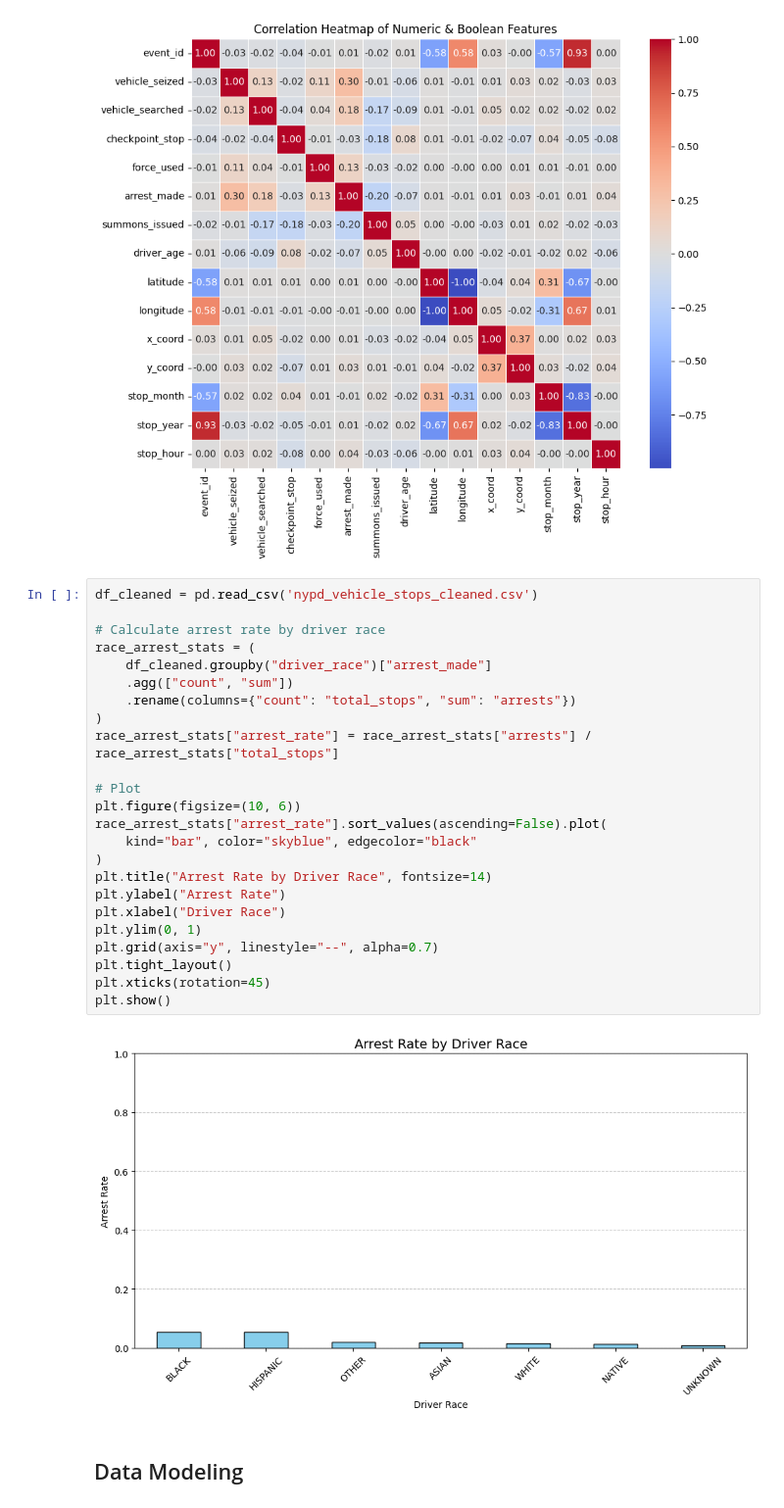
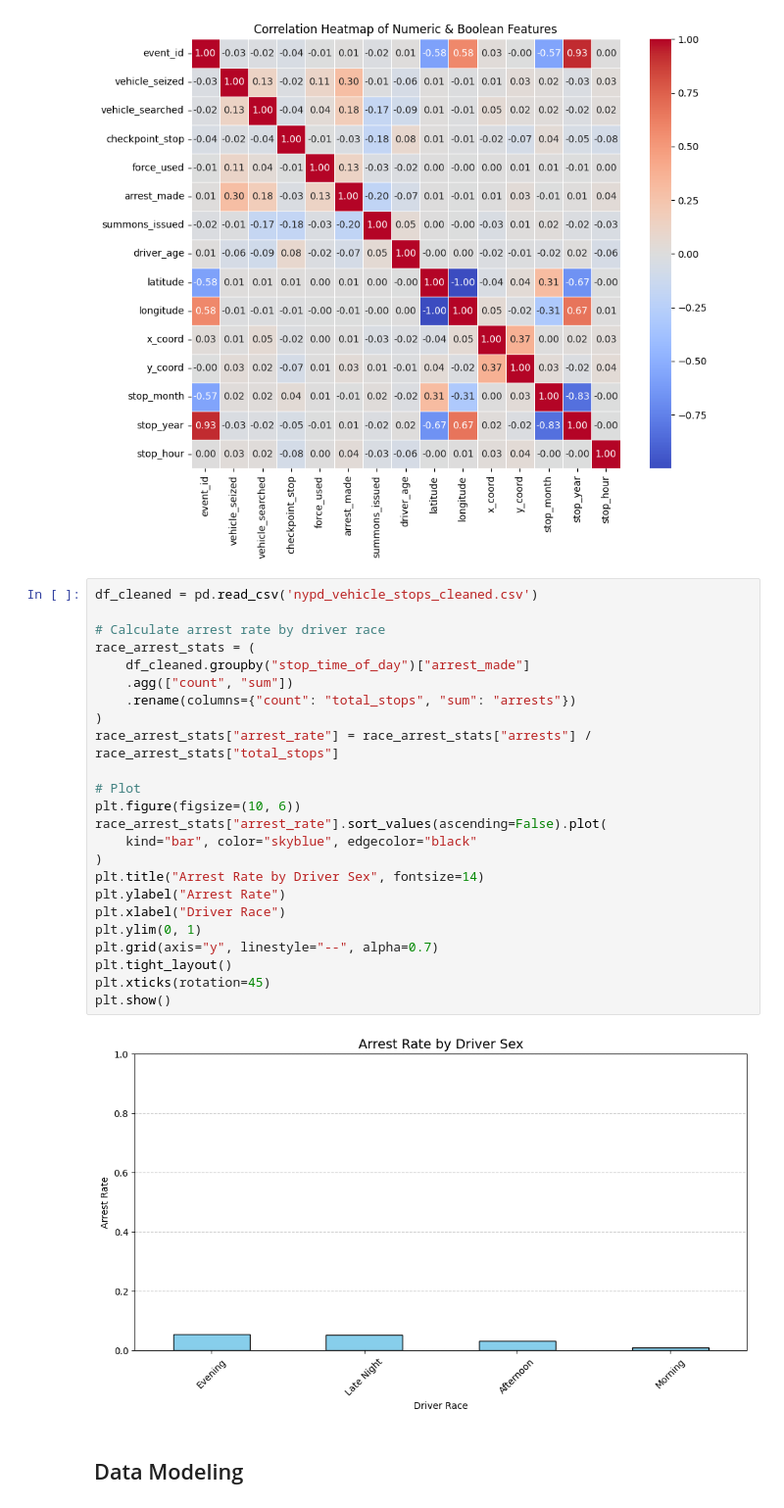
Before and after one commit to Samuelp0110/CS513_Final_Project, a Jupyter notebook: Final_Project.ipynb, the cells around one changed output. Shown at 98% size. Drawn from its saved outputs; the diff is of its cells as text.

```diff
--- a/Final_Project.ipynb
+++ b/Final_Project.ipynb
@@ -302,29 +360,29 @@ plt.show()
 # %%
 df_cleaned = pd.read_csv('nypd_vehicle_stops_cleaned.csv')
 
 # Calculate arrest rate by driver race
 race_arrest_stats = (
-    df_cleaned.groupby("driver_race")["arrest_made"]
+    df_cleaned.groupby("stop_time_of_day")["arrest_made"]
     .agg(["count", "sum"])
     .rename(columns={"count": "total_stops", "sum": "arrests"})
 )
 race_arrest_stats["arrest_rate"] = race_arrest_stats["arrests"] / race_arrest_stats["total_stops"]
 
 # Plot
 plt.figure(figsize=(10, 6))
 race_arrest_stats["arrest_rate"].sort_values(ascending=False).plot(
     kind="bar", color="skyblue", edgecolor="black"
 )
-plt.title("Arrest Rate by Driver Race", fontsize=14)
+plt.title("Arrest Rate by Driver Sex", fontsize=14)
 plt.ylabel("Arrest Rate")
 plt.xlabel("Driver Race")
 plt.ylim(0, 1)
 plt.grid(axis="y", linestyle="--", alpha=0.7)
 plt.tight_layout()
 plt.xticks(rotation=45)
 plt.show()
 # %% [output]
-[figure, old version]
+[figure, new version]
 # %% [markdown]
 ## Data Modeling
 # %% [markdown]
```
Also changed, not shown: parts of 21 cells of this notebook, 1 other file.
